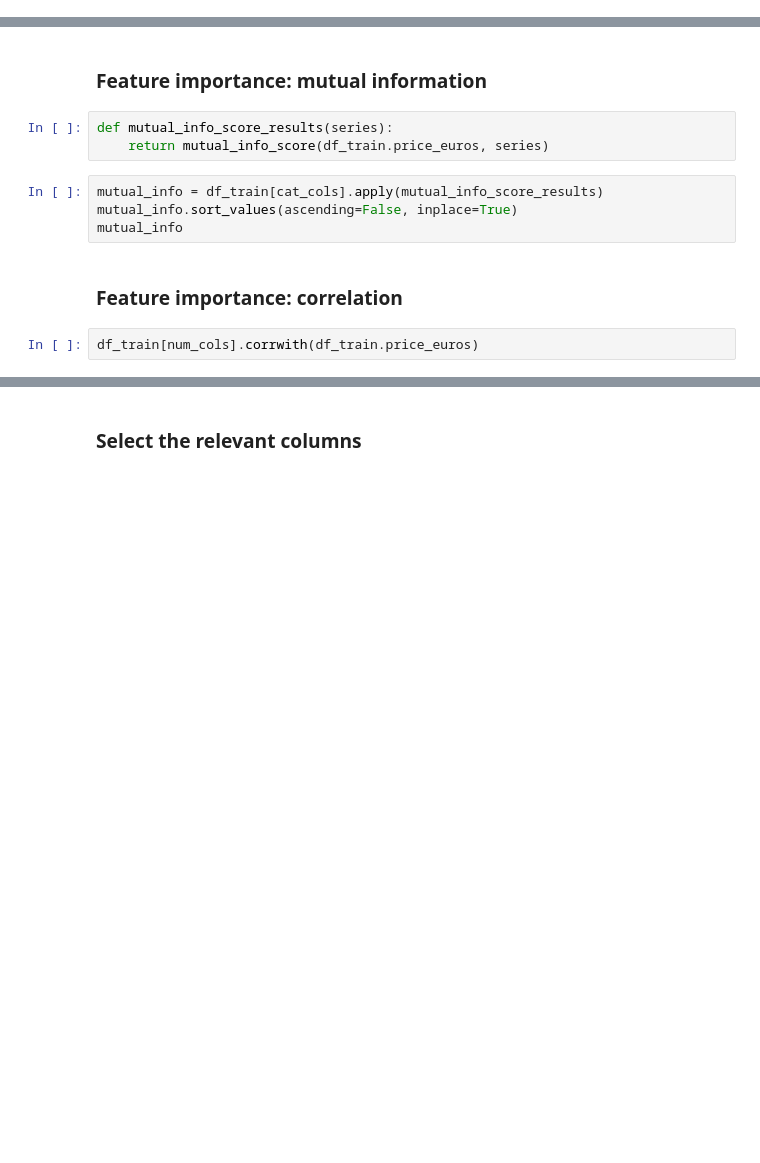
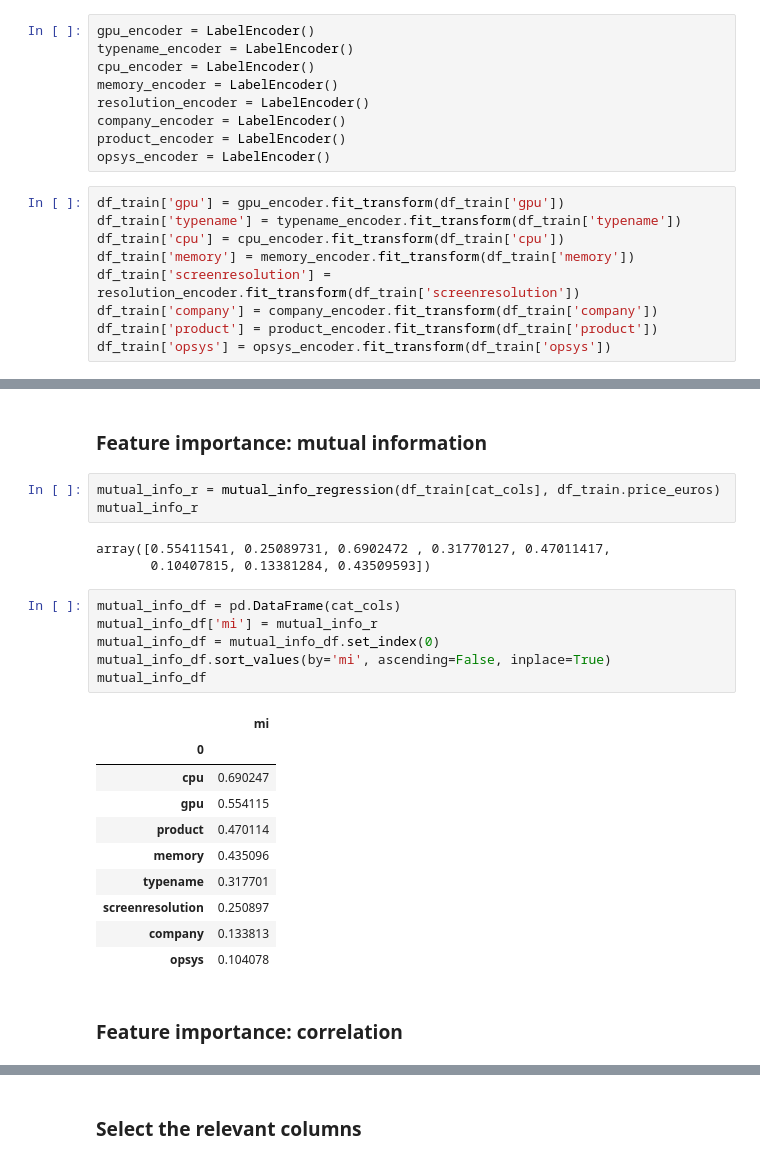
Before and after one commit to Rogerio-Chaves/Laptop-Price-Prediciton, a Jupyter notebook: notebook.ipynb, the cells around one changed output, grey strips where cells are left out. Saved outputs shown, nothing was run; the diff lists cells and outputs as text; blank space fills up the shorter version.

```diff
--- a/notebook.ipynb
+++ b/notebook.ipynb
@@ -386,0 +389,18 @@ Numerical columns: 3
+# %%
+gpu_encoder = LabelEncoder()
+typename_encoder = LabelEncoder()
+cpu_encoder = LabelEncoder()
+memory_encoder = LabelEncoder()
+resolution_encoder = LabelEncoder()
+company_encoder = LabelEncoder()
+product_encoder = LabelEncoder()
+opsys_encoder = LabelEncoder()
+# %%
+df_train['gpu'] = gpu_encoder.fit_transform(df_train['gpu'])
+df_train['typename'] = typename_encoder.fit_transform(df_train['typename'])
+df_train['cpu'] = cpu_encoder.fit_transform(df_train['cpu'])
+df_train['memory'] = memory_encoder.fit_transform(df_train['memory'])
+df_train['screenresolution'] = resolution_encoder.fit_transform(df_train['screenresolution'])
+df_train['company'] = company_encoder.fit_transform(df_train['company'])
+df_train['product'] = product_encoder.fit_transform(df_train['product'])
+df_train['opsys'] = opsys_encoder.fit_transform(df_train['opsys'])
@@ -387,13 +416,27 @@ Numerical columns: 3
 # %% [markdown]
 ### Feature importance: mutual information
-# %%
-def mutual_info_score_results(series):
-    return mutual_info_score(df_train.price_euros, series)
-# %%
-mutual_info = df_train[cat_cols].apply(mutual_info_score_results)
-mutual_info.sort_values(ascending=False, inplace=True)
-mutual_info
+# %%
+mutual_info_r = mutual_info_regression(df_train[cat_cols], df_train.price_euros)
+mutual_info_r
+# %% [output]
+array([0.55411541, 0.25089731, 0.6902472 , 0.31770127, 0.47011417,
+       0.10407815, 0.13381284, 0.43509593])
+# %%
+mutual_info_df = pd.DataFrame(cat_cols)
+mutual_info_df['mi'] = mutual_info_r
+mutual_info_df = mutual_info_df.set_index(0)
+mutual_info_df.sort_values(by='mi', ascending=False, inplace=True)
+mutual_info_df
+# %% [output]
+|  | mi |
+| 0 |  |
+| cpu | 0.690247 |
+| gpu | 0.554115 |
+| product | 0.470114 |
+| memory | 0.435096 |
+| typename | 0.317701 |
+| screenresolution | 0.250897 |
+| company | 0.133813 |
+| opsys | 0.104078 |
 # %% [markdown]
 ### Feature importance: correlation
-# %%
-df_train[num_cols].corrwith(df_train.price_euros)
```
Also changed, not shown: parts of 9 cells of this notebook.
